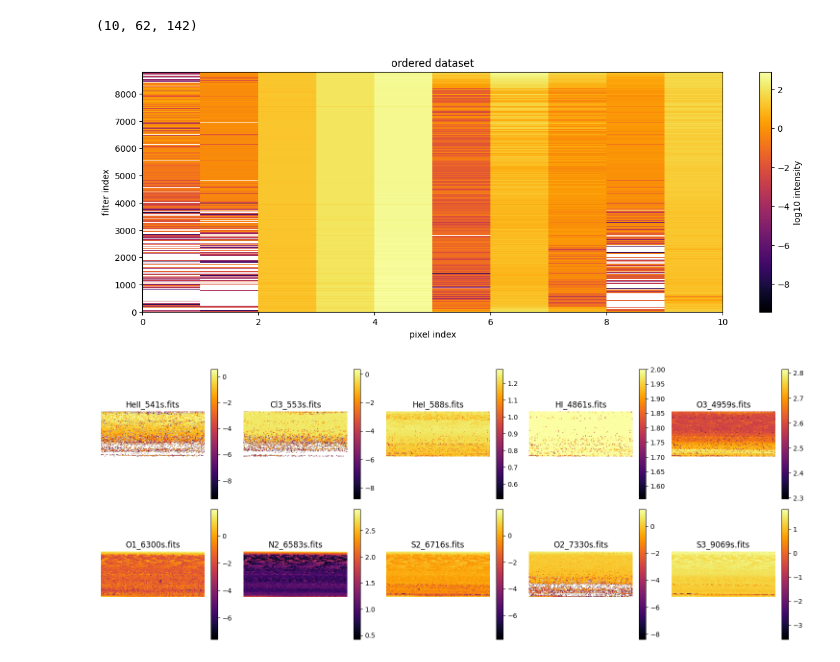
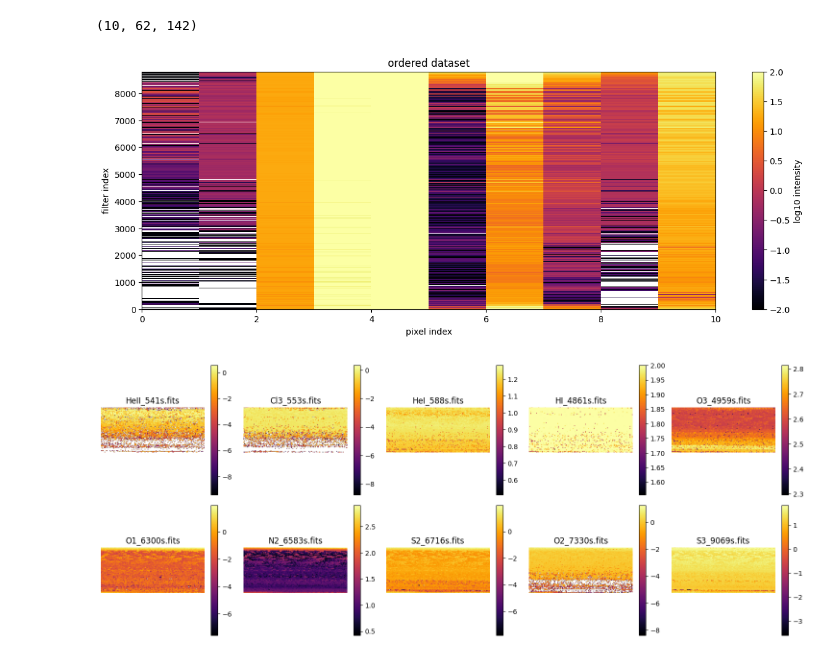
Before and after one commit to dim-papach/sequencer_project, a Jupyter notebook: sequencer_spectra.ipynb, the cells around one changed output. Drawn from its saved outputs; the diff is of its cells as text; code cells hidden in the pictures.

Commit message:
clim on 17 and 24

```diff
--- a/sequencer_spectra.ipynb
+++ b/sequencer_spectra.ipynb
@@ -387,18 +387,20 @@ data_reordered.shape
 # %%
 
 plt.figure(1, figsize=(15, 5))
+
 plt.title("ordered dataset")
 plt.pcolormesh(np.log10(data_reordered_2d), cmap="inferno")
+plt.clim(-2, 2)
 plt.colorbar(label="log10 intensity")
 
 
 plt.xlabel("pixel index")
 plt.ylabel("filter index")
 
 # plt.yticks(ticks=np.arange(0, log_data.shape[0], step=1))
 plt.show()
 # %% [output]
-[figure, old version]
+[figure, new version]
 # %%
 plot_slices(data_reordered, slice_names)#, log_scale=False)
 # %% [output]
```
